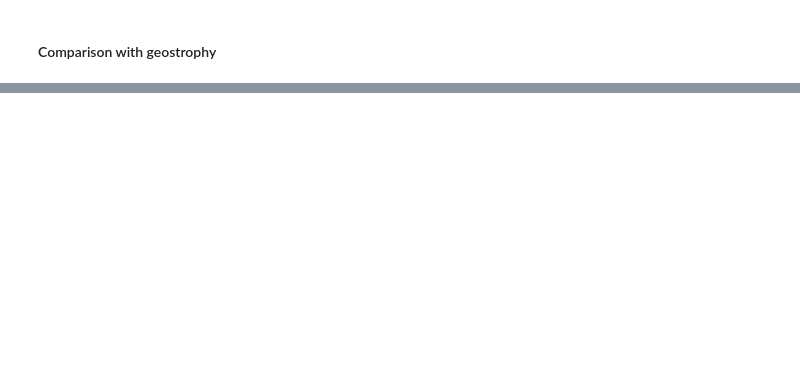
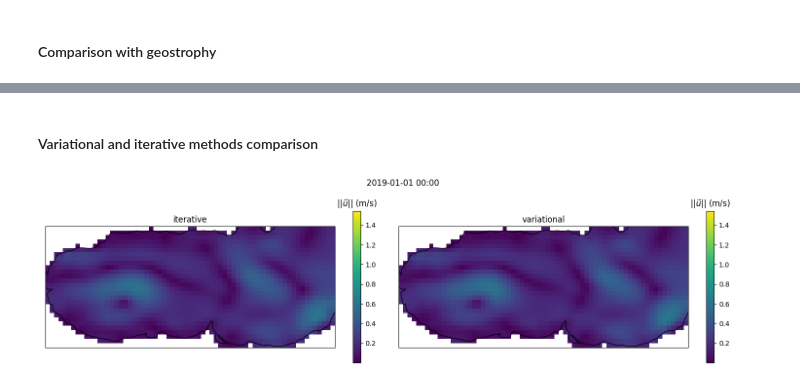
Before and after one commit to meom-group/jaxparrow, a Jupyter notebook: notebooks/duacs_alboran.ipynb, the cells around one changed output, grey strips where cells are left out. Saved outputs shown, nothing was run; the diff lists cells and outputs as text; code cells hidden in the pictures; blank space fills up the shorter version.

```diff
--- a/notebooks/duacs_alboran.ipynb
+++ b/notebooks/duacs_alboran.ipynb
@@ -184,0 +169,9 @@ cgos_jpw_ds = xr.Dataset(
+# %%
+vmap_cyclogeostrophy_it = jax.vmap(
+    lambda *args: jpw.cyclogeostrophy(*args, method="iterative"),
+    in_axes=(0, None, None, 0), out_axes=(0, 0, None, None, None, None)
+)
+
+uc_it_u, vc_it_v, lat_u, lon_u, lat_v, lon_v = vmap_cyclogeostrophy_it(adt_t, lat_t, lon_t, mask)
+
+uvc_it_t = jax.vmap(magnitude, in_axes=(0, 0))(uc_it_u, vc_it_v)
@@ -209,0 +218,18 @@ plt.show()
+# %% [markdown]
+#### Variational and iterative methods comparison
+# %%
+cg_ds = xr.Dataset(
+    {
+        "uv_it": (["time", "latitude", "longitude"], uvc_it_t),
+        "uv_var": (["time", "latitude", "longitude"], uvc_var_t)
+    },
+    coords={
+        "time": duacs_ds.time,
+        "latitude": duacs_ds.latitude, "longitude": duacs_ds.longitude
+    }
+)
+
+anim = AnimatedCurrents(cg_ds, ("uv_it", "uv_var"), ("iterative", "variational"))
+plt.show()
+# %% [output]
+[figure, added]
```
Also changed, not shown: parts of 18 cells of this notebook, 37 other files.
